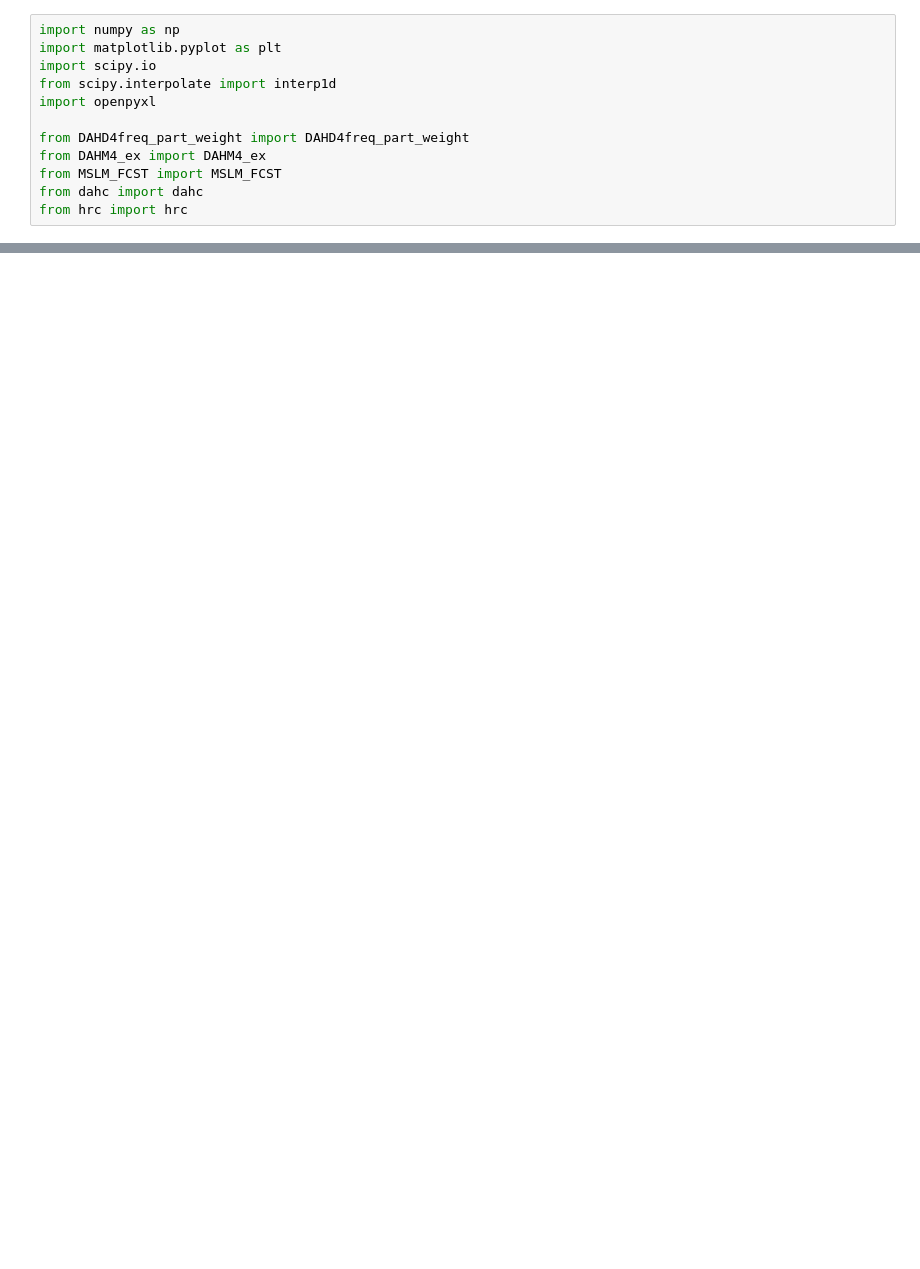
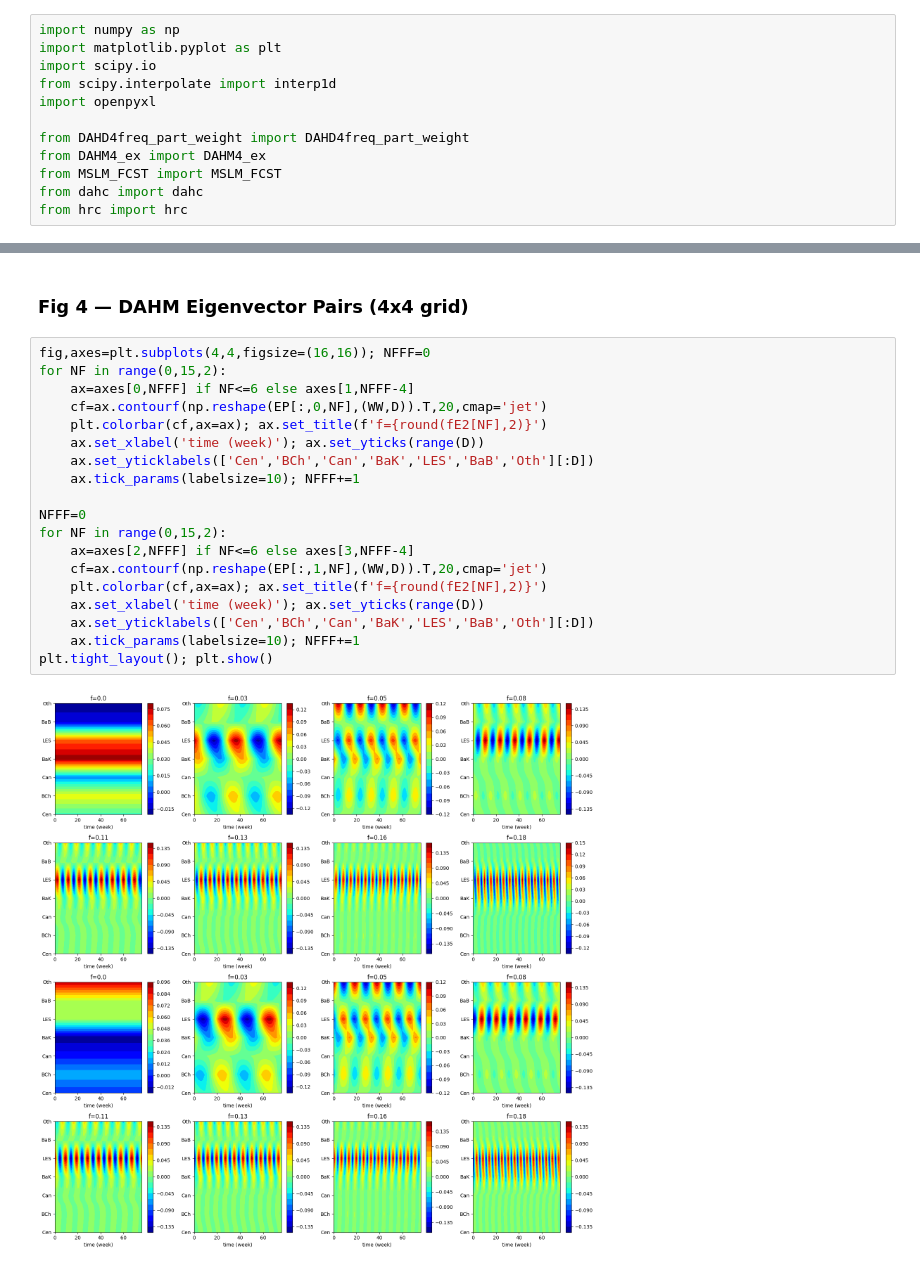
Before and after one commit to euvrain/DAHD4, a Jupyter notebook: runMSLM_ice.ipynb, the cells around one changed output, grey strips where cells are left out. Drawn from its saved outputs; the diff is of its cells as text; blank space fills up the shorter version.

```diff
--- a/runMSLM_ice.ipynb
+++ b/runMSLM_ice.ipynb
@@ -493,0 +237,23 @@ SeptSIE (Mkm2): 15.1174
+# %% [markdown]
+### Fig 4 — DAHM Eigenvector Pairs (4x4 grid)
+# %%
+fig,axes=plt.subplots(4,4,figsize=(16,16)); NFFF=0
+for NF in range(0,15,2):
+    ax=axes[0,NFFF] if NF<=6 else axes[1,NFFF-4]
+    cf=ax.contourf(np.reshape(EP[:,0,NF],(WW,D)).T,20,cmap='jet')
+    plt.colorbar(cf,ax=ax); ax.set_title(f'f={round(fE2[NF],2)}')
+    ax.set_xlabel('time (week)'); ax.set_yticks(range(D))
+    ax.set_yticklabels(['Cen','BCh','Can','BaK','LES','BaB','Oth'][:D])
+    ax.tick_params(labelsize=10); NFFF+=1
+
+NFFF=0
+for NF in range(0,15,2):
+    ax=axes[2,NFFF] if NF<=6 else axes[3,NFFF-4]
+    cf=ax.contourf(np.reshape(EP[:,1,NF],(WW,D)).T,20,cmap='jet')
+    plt.colorbar(cf,ax=ax); ax.set_title(f'f={round(fE2[NF],2)}')
+    ax.set_xlabel('time (week)'); ax.set_yticks(range(D))
+    ax.set_yticklabels(['Cen','BCh','Can','BaK','LES','BaB','Oth'][:D])
+    ax.tick_params(labelsize=10); NFFF+=1
+plt.tight_layout(); plt.show()
+# %% [output]
+[figure, added]
```
Also changed, not shown: parts of 55 cells of this notebook, 13 other files.
